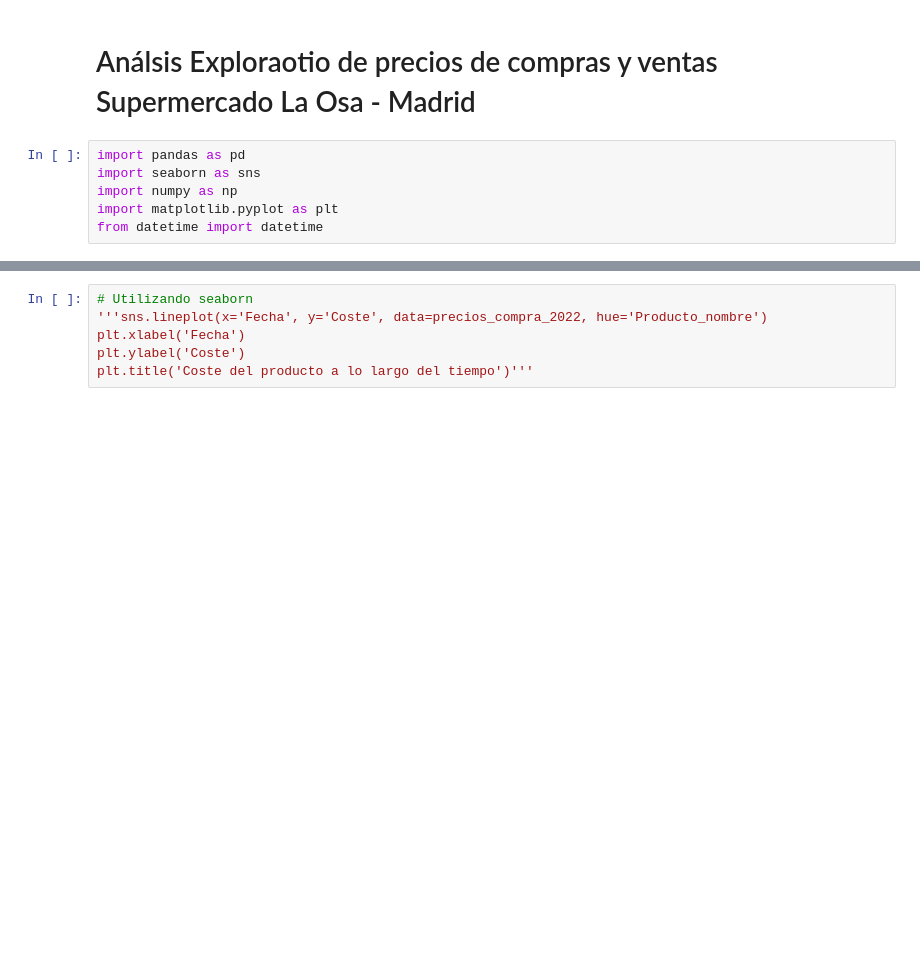
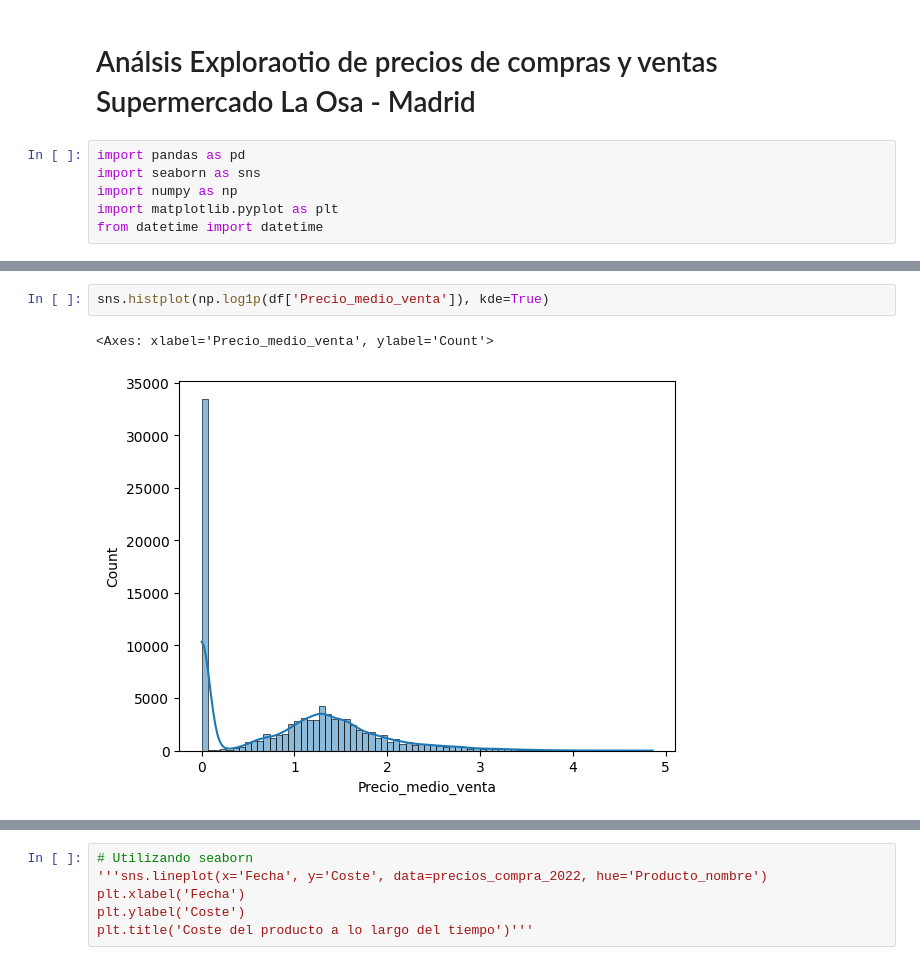
Before and after one commit to Factoria-F5-AI-Bootcamp-1-Edicion/osa_analysis, a Jupyter notebook: EDA_Compras&Ventas_LaOsa.ipynb, the cells around one changed output, grey strips where cells are left out. Drawn from its saved outputs; the diff is of its cells as text; blank space fills up the shorter version.

```diff
--- a/EDA_Compras&Ventas_LaOsa.ipynb
+++ b/EDA_Compras&Ventas_LaOsa.ipynb
@@ -277,0 +219,5 @@ Text(0.5, 1.0, 'Coste del producto a lo largo del tiempo')
+# %%
+sns.histplot(np.log1p(df['Precio_medio_venta']), kde=True)
+# %% [output]
+<Axes: xlabel='Precio_medio_venta', ylabel='Count'>
+[figure, added]
```
Also changed, not shown: parts of 93 cells of this notebook.
